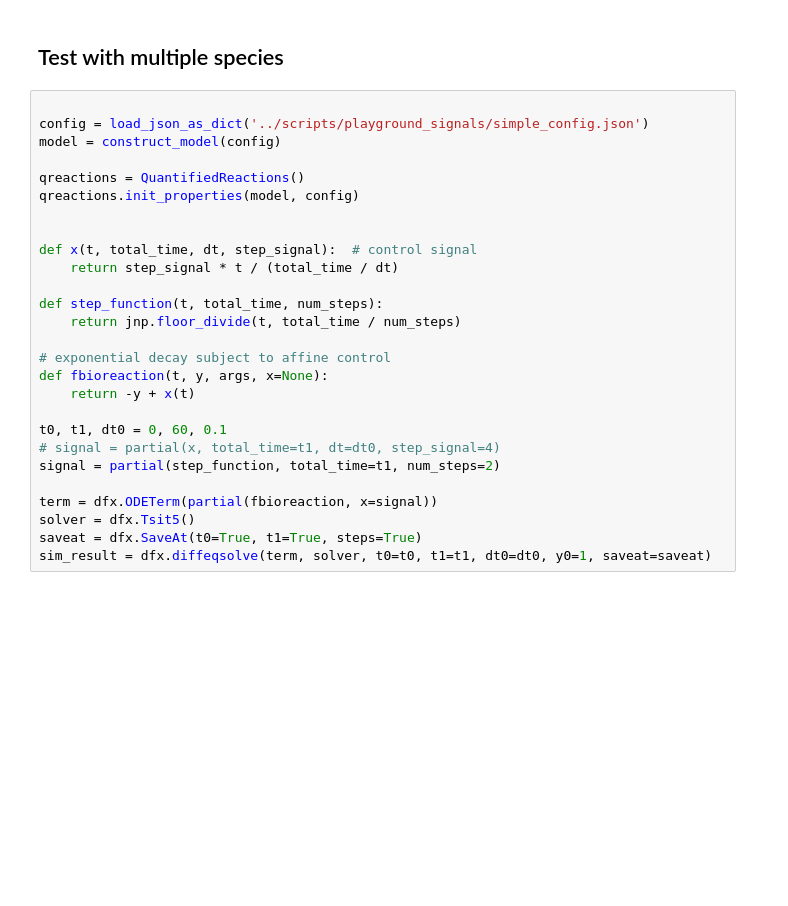
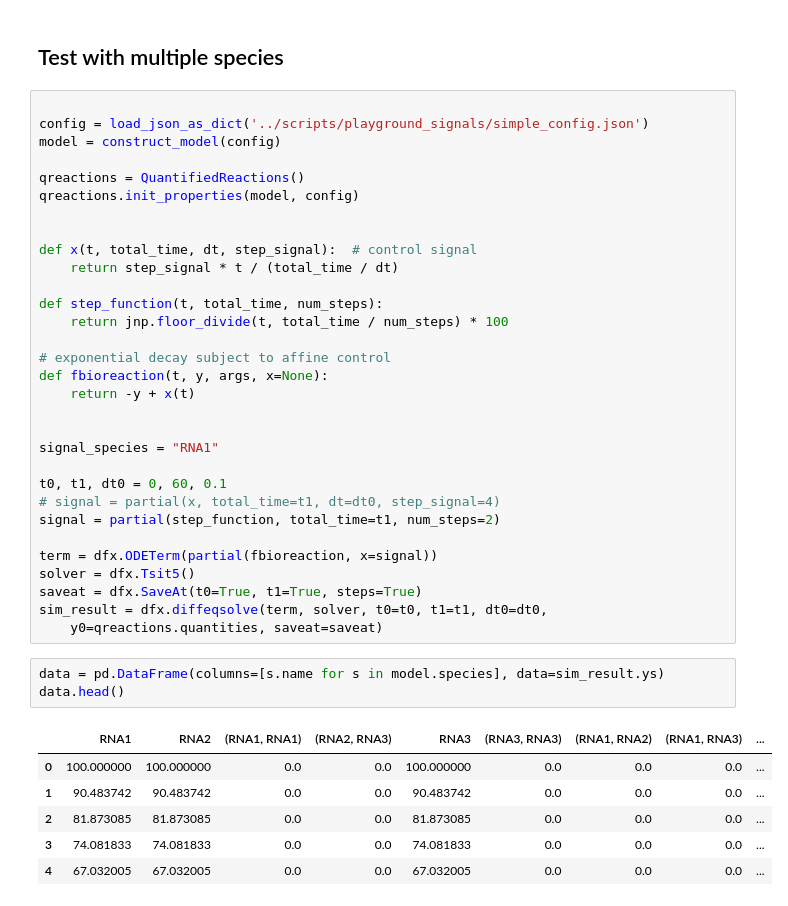
Before and after one commit to Steel-Lab-Oxford/core-bioreaction-simulation, a Jupyter notebook: notebooks/test_signal.ipynb, the cells around one changed output. Cells and saved outputs as stored; diff of their text form; blank space fills up the shorter version.

```diff
--- a/notebooks/test_signal.ipynb
+++ b/notebooks/test_signal.ipynb
@@ -67,11 +67,14 @@ def x(t, total_time, dt, step_signal):  # control signal
     return step_signal * t / (total_time / dt)
 
 def step_function(t, total_time, num_steps):
-    return jnp.floor_divide(t, total_time / num_steps)
+    return jnp.floor_divide(t, total_time / num_steps) * 100
 
 # exponential decay subject to affine control
 def fbioreaction(t, y, args, x=None):
     return -y + x(t)
+
+
+signal_species = "RNA1"
 
 t0, t1, dt0 = 0, 60, 0.1
 # signal = partial(x, total_time=t1, dt=dt0, step_signal=4)
@@ -80,4 +83,15 @@ signal = partial(step_function, total_time=t1, num_steps=2)
 term = dfx.ODETerm(partial(fbioreaction, x=signal))
 solver = dfx.Tsit5()
 saveat = dfx.SaveAt(t0=True, t1=True, steps=True)
-sim_result = dfx.diffeqsolve(term, solver, t0=t0, t1=t1, dt0=dt0, y0=1, saveat=saveat)
+sim_result = dfx.diffeqsolve(term, solver, t0=t0, t1=t1, dt0=dt0,
+    y0=qreactions.quantities, saveat=saveat)
+# %%
+data = pd.DataFrame(columns=[s.name for s in model.species], data=sim_result.ys)
+data.head()
+# %% [output]
+|  | RNA1 | RNA2 | (RNA1, RNA1) | (RNA2, RNA3) | RNA3 | (RNA3, RNA3) | (RNA1, RNA2) | (RNA1, RNA3) | ... |
+| 0 | 100.000000 | 100.000000 | 0.0 | 0.0 | 100.000000 | 0.0 | 0.0 | 0.0 | ... |
+| 1 | 90.483742 | 90.483742 | 0.0 | 0.0 | 90.483742 | 0.0 | 0.0 | 0.0 | ... |
+| 2 | 81.873085 | 81.873085 | 0.0 | 0.0 | 81.873085 | 0.0 | 0.0 | 0.0 | ... |
+| 3 | 74.081833 | 74.081833 | 0.0 | 0.0 | 74.081833 | 0.0 | 0.0 | 0.0 | ... |
+| 4 | 67.032005 | 67.032005 | 0.0 | 0.0 | 67.032005 | 0.0 | 0.0 | 0.0 | ... |
```
Also changed, not shown: parts of 1 cell of this notebook.
